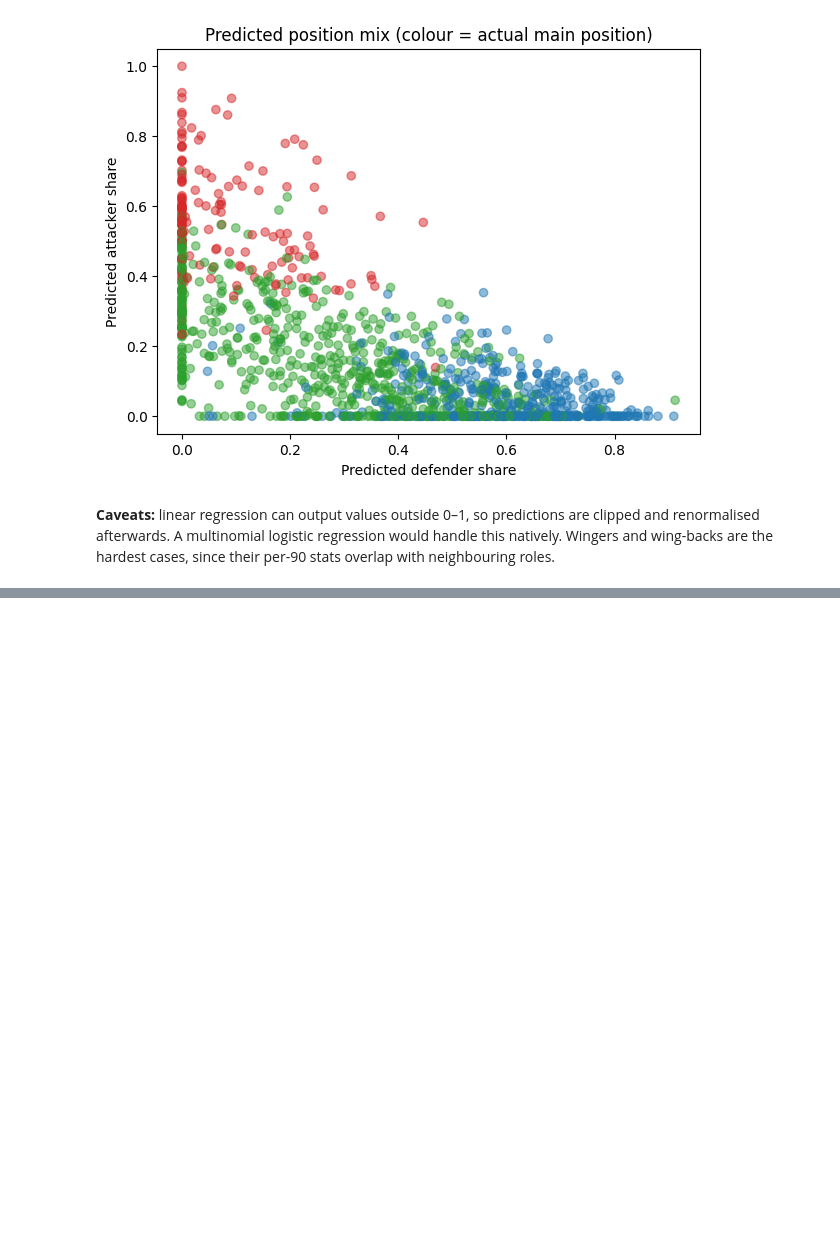
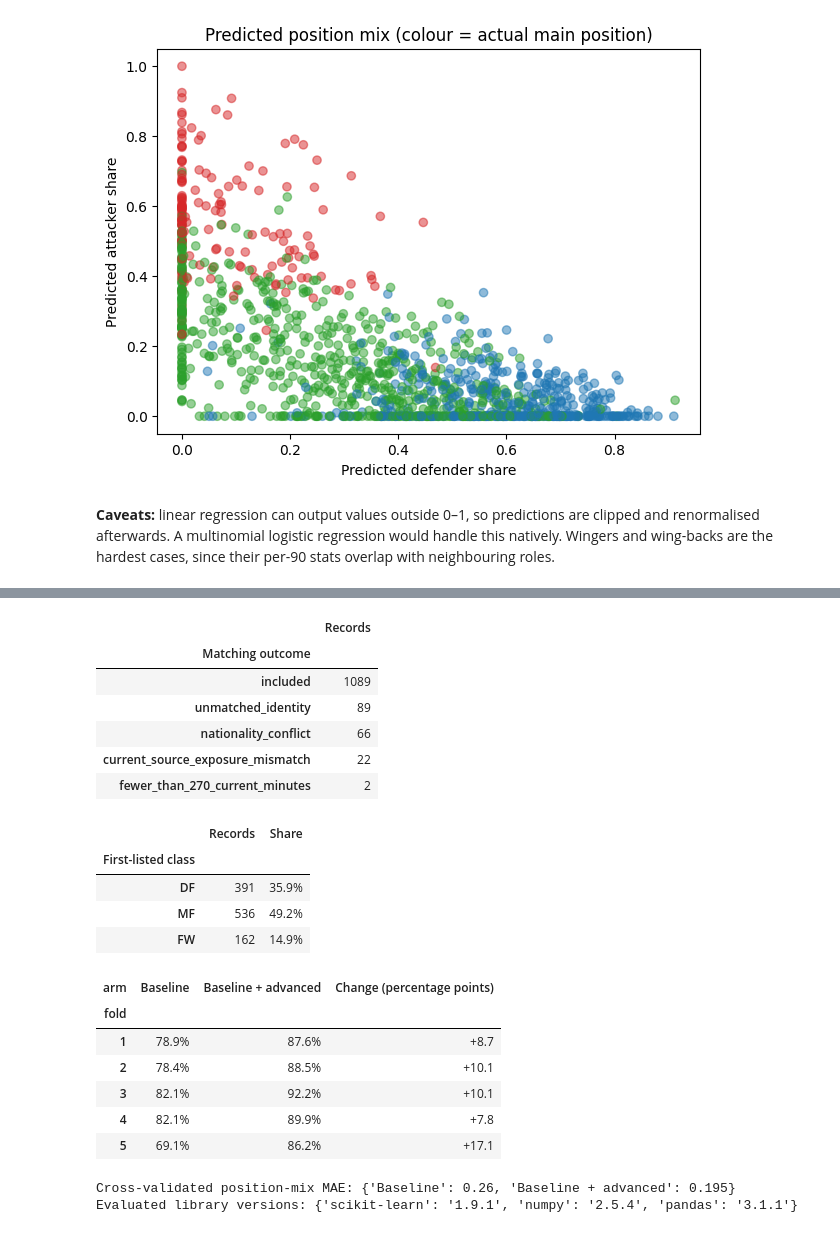
Before and after one commit to zaiddib1/AI_Football_Project, a Jupyter notebook: position_linear_regression.ipynb, the cells around one changed output, grey strips where cells are left out. Cells and saved outputs as stored; diff of their text form; code cells hidden in the pictures; blank space fills up the shorter version.

```diff
--- a/position_linear_regression.ipynb
+++ b/position_linear_regression.ipynb
@@ -145,0 +234,40 @@ ax.set_title('Predicted position mix (colour = actual main position)'); plt.show
+# %%
+adv_audit = adv_pd.Series(adv_cohort['match_status_counts'], name='Records').rename_axis('Matching outcome').to_frame()
+adv_classes = adv_pd.Series(adv_cohort['primary_class_counts'], name='Records').rename_axis('First-listed class').to_frame()
+adv_classes['Share'] = adv_classes['Records'] / len(adv_data)
+adv_display(adv_audit)
+adv_display(adv_classes.assign(Share=adv_classes.Share.map(lambda value: f'{value:.1%}')))
+adv_paired['Change (percentage points)'] = 100 * (adv_paired['Baseline + advanced'] - adv_paired['Baseline'])
+adv_display(adv_paired.assign(**{
+    'Baseline': adv_paired['Baseline'].map(lambda value: f'{value:.1%}'),
+    'Baseline + advanced': adv_paired['Baseline + advanced'].map(lambda value: f'{value:.1%}'),
+    'Change (percentage points)': adv_paired['Change (percentage points)'].map(lambda value: f'{value:+.1f}')
+}))
+adv_warning_count = sum(arm['convergence_warnings'] for arm in adv_result['arms'].values())
+if adv_warning_count:
+    print(f'Convergence warnings across paired fits: {adv_warning_count}; interpret the neural results with this limitation.')
+if adv_model_kind == 'linear':
+    print('Cross-validated position-mix MAE:', {name: round(arm['cv']['mix_mae'], 3) for name, arm in adv_result['arms'].items()})
+print('Evaluated library versions:', adv_result['versions'])
+# %% [output]
+|  | Records |
+| Matching outcome |  |
+| included | 1089 |
+| unmatched_identity | 89 |
+| nationality_conflict | 66 |
+| current_source_exposure_mismatch | 22 |
+| fewer_than_270_current_minutes | 2 |
+|  | Records | Share |
+| First-listed class |  |  |
+| DF | 391 | 35.9% |
+| MF | 536 | 49.2% |
+| FW | 162 | 14.9% |
+| arm | Baseline | Baseline + advanced | Change (percentage points) |
+| fold |  |  |  |
+| 1 | 78.9% | 87.6% | +8.7 |
+| 2 | 78.4% | 88.5% | +10.1 |
+| 3 | 82.1% | 92.2% | +10.1 |
+| 4 | 82.1% | 89.9% | +7.8 |
+| 5 | 69.1% | 86.2% | +17.1 |
+Cross-validated position-mix MAE: {'Baseline': 0.26, 'Baseline + advanced': 0.195}
+Evaluated library versions: {'scikit-learn': '1.9.1', 'numpy': '2.5.4', 'pandas': '3.1.1'}
```
Also changed, not shown: parts of 6 cells of this notebook, 50 other files.
